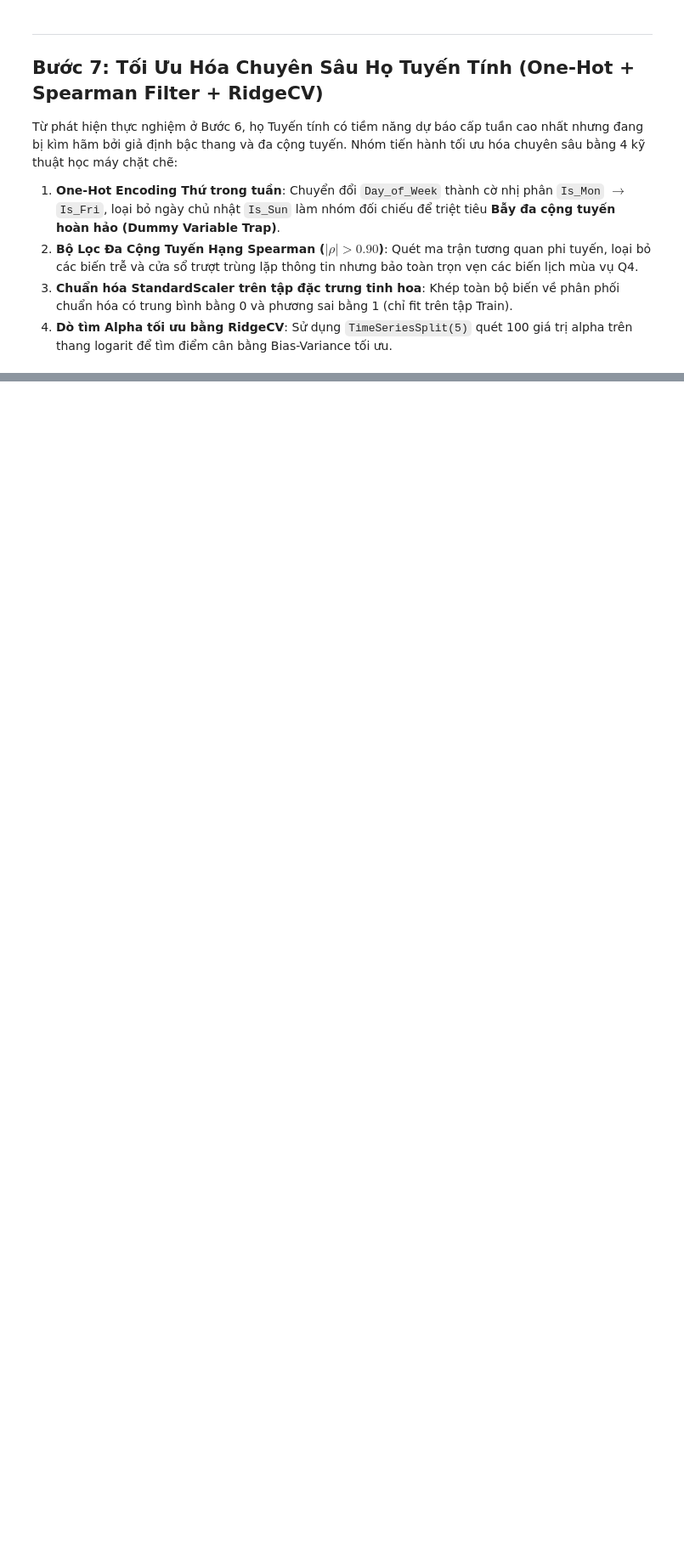
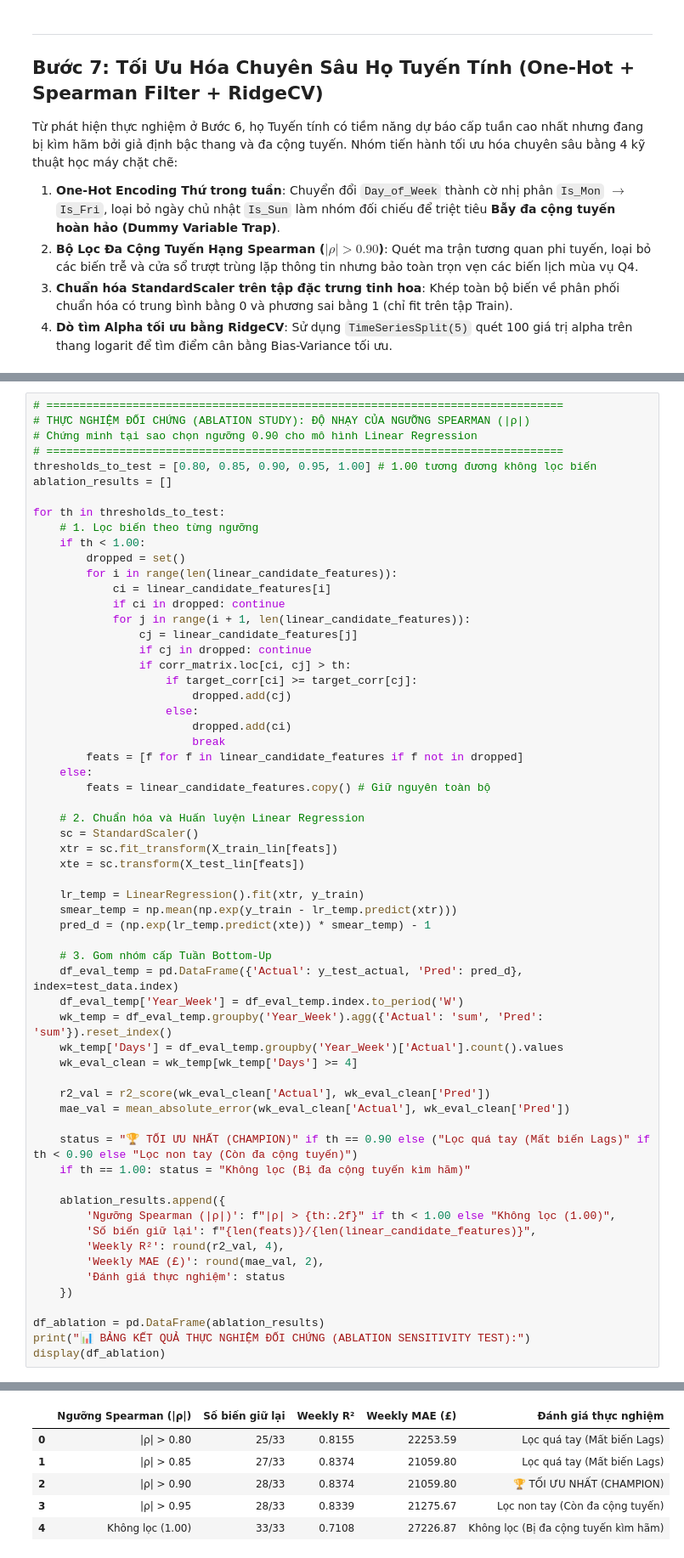
Before and after one commit to V-duc/DS66B_group_10, a Jupyter notebook: test_super_final.ipynb, the cells around one changed output, grey strips where cells are left out. Shown at 85% size. Saved outputs shown, nothing was run; the diff lists cells and outputs as text; blank space fills up the shorter version.

```diff
--- a/test_super_final.ipynb
+++ b/test_super_final.ipynb
@@ -522,0 +583,62 @@ print(f"🏆 Alpha tối ưu tìm được cho Ridge: {best_alpha:.2f}")
+# %%
+# ==============================================================================
+# THỰC NGHIỆM ĐỐI CHỨNG (ABLATION STUDY): ĐỘ NHẠY CỦA NGƯỠNG SPEARMAN (|ρ|)
+# Chứng minh tại sao chọn ngưỡng 0.90 cho mô hình Linear Regression
+# ==============================================================================
+thresholds_to_test = [0.80, 0.85, 0.90, 0.95, 1.00] # 1.00 tương đương không lọc biến
+ablation_results = []
+
+for th in thresholds_to_test:
+    # 1. Lọc biến theo từng ngưỡng
+    if th < 1.00:
+        dropped = set()
+        for i in range(len(linear_candidate_features)):
+            ci = linear_candidate_features[i]
+            if ci in dropped: continue
+            for j in range(i + 1, len(linear_candidate_features)):
+                cj = linear_candidate_features[j]
+                if cj in dropped: continue
+                if corr_matrix.loc[ci, cj] > th:
+                    if target_corr[ci] >= target_corr[cj]:
+                        dropped.add(cj)
+                    else:
+                        dropped.add(ci)
+                        break
+        feats = [f for f in linear_candidate_features if f not in dropped]
+    else:
+        feats = linear_candidate_features.copy() # Giữ nguyên toàn bộ
+
+    # 2. Chuẩn hóa và Huấn luyện Linear Regression
+    sc = StandardScaler()
+    xtr = sc.fit_transform(X_train_lin[feats])
+    xte = sc.transform(X_test_lin[feats])
+
+    lr_temp = LinearRegression().fit(xtr, y_train)
+    smear_temp = np.mean(np.exp(y_train - lr_temp.predict(xtr)))
+    pred_d = (np.exp(lr_temp.predict(xte)) * smear_temp) - 1
+
+    # 3. Gom nhóm cấp Tuần Bottom-Up
+    df_eval_temp = pd.DataFrame({'Actual': y_test_actual, 'Pred': pred_d}, index=test_data.index)
+    df_eval_temp['Year_Week'] = df_eval_temp.index.to_period('W')
+    wk_temp = df_eval_temp.groupby('Year_Week').agg({'Actual': 'sum', 'Pred': 'sum'}).reset_index()
+    wk_temp['Days'] = df_eval_temp.groupby('Year_Week')['Actual'].count().values
+    wk_eval_clean = wk_temp[wk_temp['Days'] >= 4]
+
+    r2_val = r2_score(wk_eval_clean['Actual'], wk_eval_clean['Pred'])
+    mae_val = mean_absolute_error(wk_eval_clean['Actual'], wk_eval_clean['Pred'])
+
+    status = "🏆 TỐI ƯU NHẤT (CHAMPION)" if th == 0.90 else ("Lọc quá tay (Mất biến Lags)" if th < 0.90 else "Lọc non tay (Còn đa cộng tuyến)")
+    if th == 1.00: status = "Không lọc (Bị đa cộng tuyến kìm hãm)"
+
+    ablation_results.append({
+        'Ngưỡng Spearman (|ρ|)': f"|ρ| > {th:.2f}" if th < 1.00 else "Không lọc (1.00)",
+        'Số biến giữ lại': f"{len(feats)}/{len(linear_candidate_features)}",
+        'Weekly R²': round(r2_val, 4),
+        'Weekly MAE (£)': round(mae_val, 2),
+        'Đánh giá thực nghiệm': status
+    })
+
+df_ablation = pd.DataFrame(ablation_results)
+print("📊 BẢNG KẾT QUẢ THỰC NGHIỆM ĐỐI CHỨNG (ABLATION SENSITIVITY TEST):")
+display(df_ablation)
+# %% [output]
@@ -522,0 +646,6 @@ print(f"🏆 Alpha tối ưu tìm được cho Ridge: {best_alpha:.2f}")
+|  | Ngưỡng Spearman (|ρ|) | Số biến giữ lại | Weekly R² | Weekly MAE (£) | Đánh giá thực nghiệm |
+| 0 | |ρ| > 0.80 | 25/33 | 0.8155 | 22253.59 | Lọc quá tay (Mất biến Lags) |
+| 1 | |ρ| > 0.85 | 27/33 | 0.8374 | 21059.80 | Lọc quá tay (Mất biến Lags) |
+| 2 | |ρ| > 0.90 | 28/33 | 0.8374 | 21059.80 | 🏆 TỐI ƯU NHẤT (CHAMPION) |
+| 3 | |ρ| > 0.95 | 28/33 | 0.8339 | 21275.67 | Lọc non tay (Còn đa cộng tuyến) |
+| 4 | Không lọc (1.00) | 33/33 | 0.7108 | 27226.87 | Không lọc (Bị đa cộng tuyến kìm hãm) |
```
Also changed, not shown: parts of 12 cells of this notebook.
